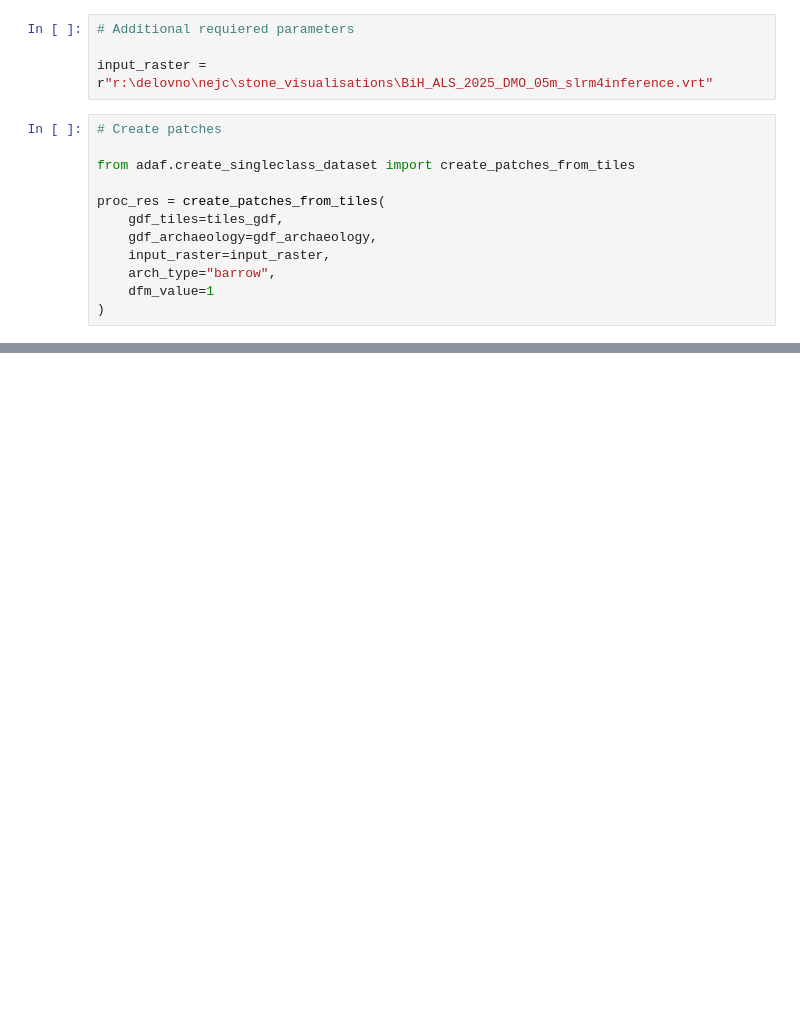
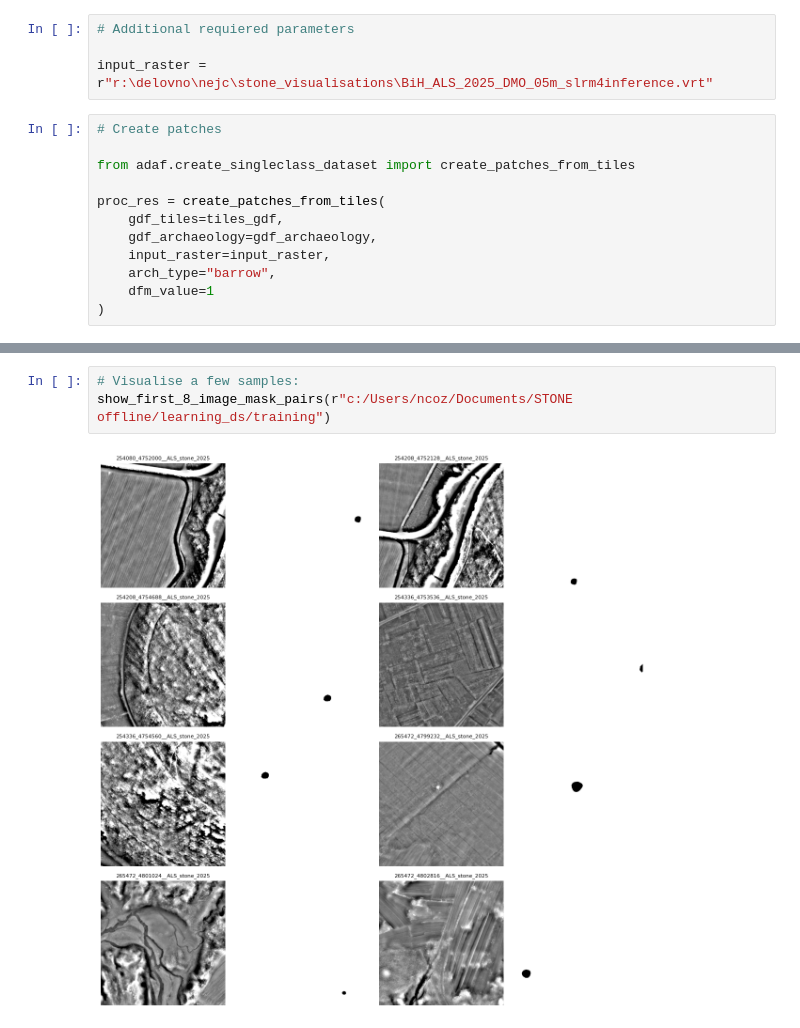
Before and after one commit to EarthObservation/adaf, a Jupyter notebook: STONE_create_learning_dataset.ipynb, the cells around one changed output, grey strips where cells are left out. Drawn from its saved outputs; the diff is of its cells as text; blank space fills up the shorter version.

```diff
--- a/STONE_create_learning_dataset.ipynb
+++ b/STONE_create_learning_dataset.ipynb
@@ -260 +402,6 @@ proc_res = create_patches_from_tiles(
+# %%
+# Visualise a few samples:
+show_first_8_image_mask_pairs(r"c:/Users/ncoz/Documents/STONE offline/learning_ds/training")
+# %% [output]
+[figure, added]
 # %% [markdown]
```
Also changed, not shown: parts of 10 cells of this notebook, 2 other files.
